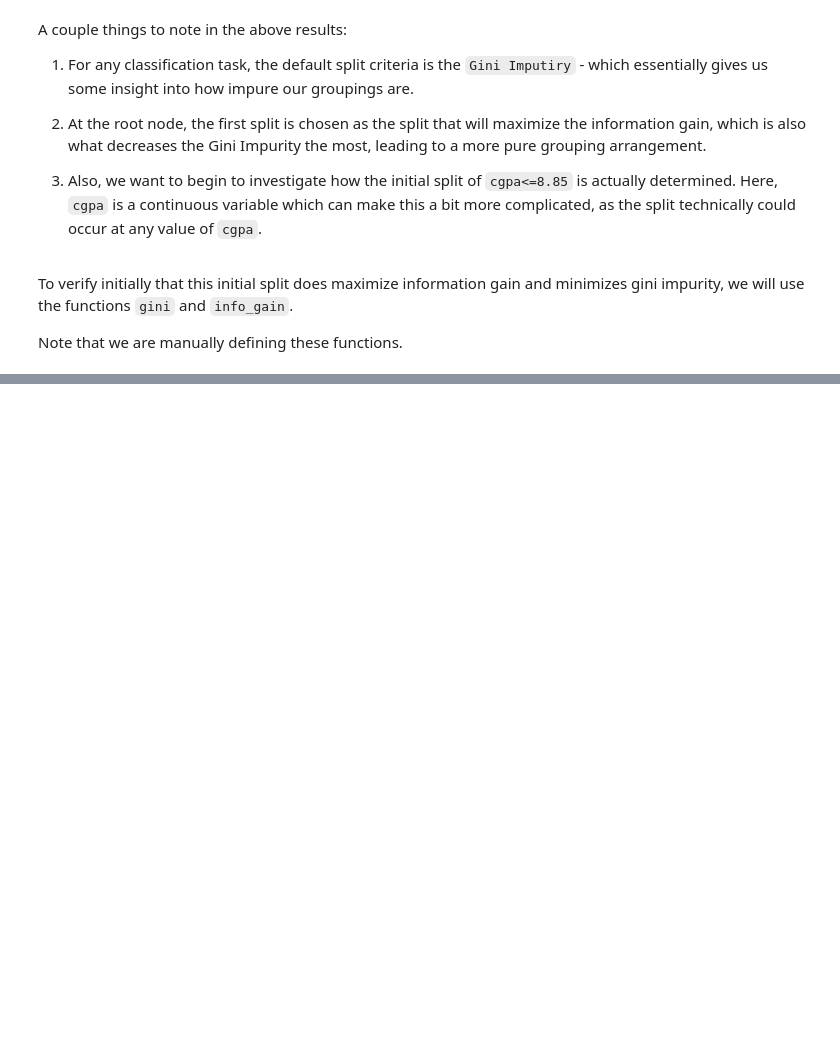
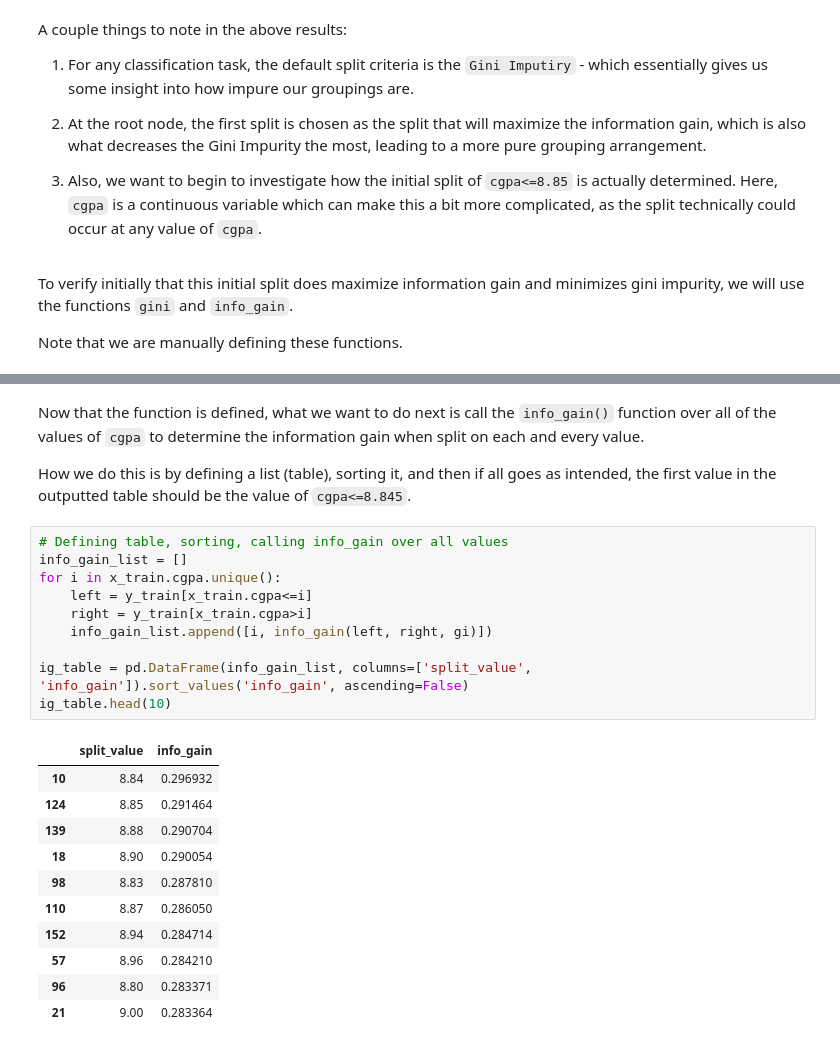
Before and after one commit to connorthomas9/Decision_Trees, a Jupyter notebook: dt_notebook.ipynb, the cells around one changed output, grey strips where cells are left out. Cells and saved outputs as stored; diff of their text form; blank space fills up the shorter version.

```diff
--- a/dt_notebook.ipynb
+++ b/dt_notebook.ipynb
@@ -111,0 +140,27 @@ Note that we are manually defining these functions.
+# %% [markdown]
+Now that the function is defined, what we want to do next is call the `info_gain()` function over all of the values of `cgpa` to determine the information gain when split on each and every value.
+
+How we do this is by defining a list (table), sorting it, and then if all goes as intended, the first value in the outputted table should be the value of `cgpa<=8.845`.
+# %%
+# Defining table, sorting, calling info_gain over all values
+info_gain_list = []
+for i in x_train.cgpa.unique():
+    left = y_train[x_train.cgpa<=i]
+    right = y_train[x_train.cgpa>i]
+    info_gain_list.append([i, info_gain(left, right, gi)])
+
+ig_table = pd.DataFrame(info_gain_list, columns=['split_value',
+'info_gain']).sort_values('info_gain', ascending=False)
+ig_table.head(10)
+# %% [output]
+|  | split_value | info_gain |
+| 10 | 8.84 | 0.296932 |
+| 124 | 8.85 | 0.291464 |
+| 139 | 8.88 | 0.290704 |
+| 18 | 8.90 | 0.290054 |
+| 98 | 8.83 | 0.287810 |
+| 110 | 8.87 | 0.286050 |
+| 152 | 8.94 | 0.284714 |
+| 57 | 8.96 | 0.284210 |
+| 96 | 8.80 | 0.283371 |
+| 21 | 9.00 | 0.283364 |
```
Also changed, not shown: parts of 19 cells of this notebook.
